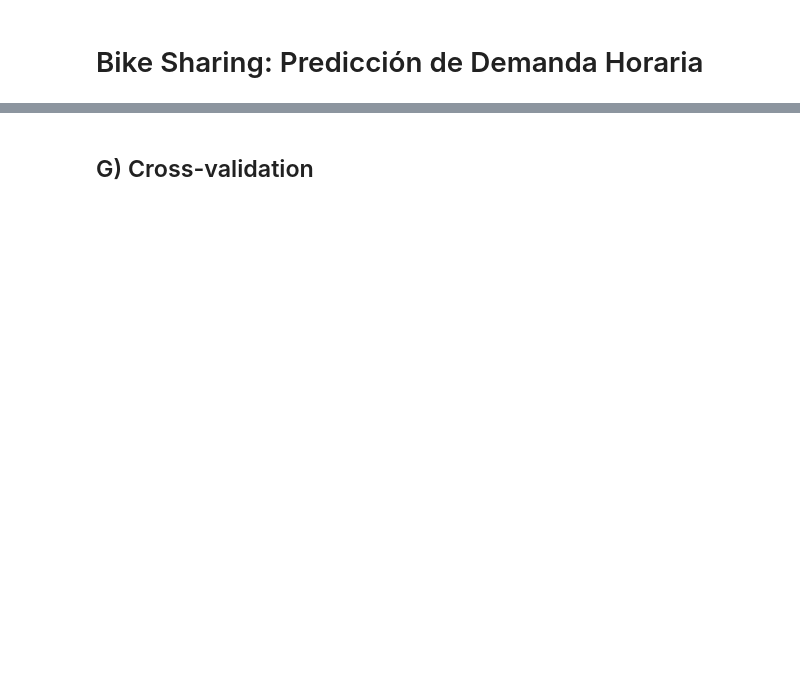
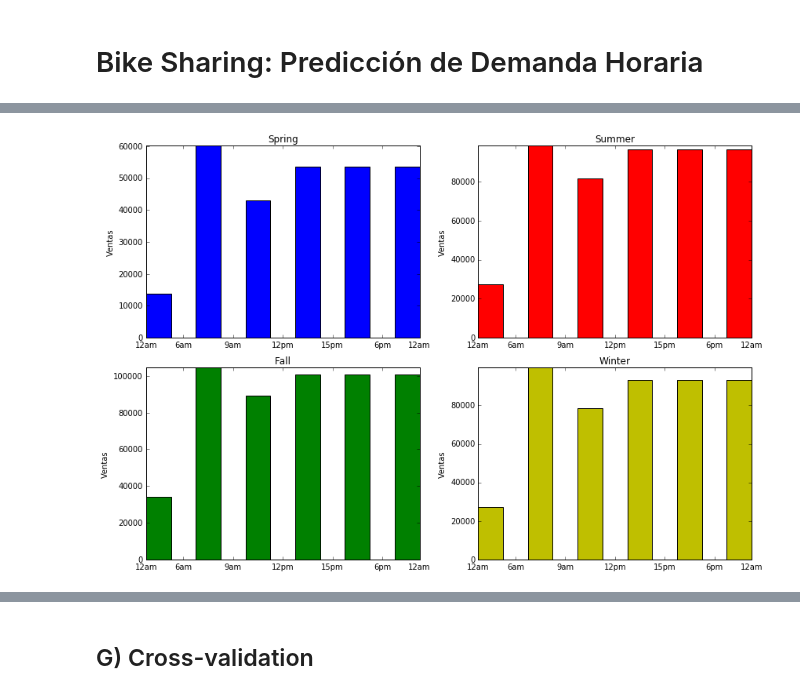
Before and after one commit to FMena14/MachineLearning3, a Jupyter notebook: Parte2.ipynb, the cells around one changed output, grey strips where cells are left out. Saved outputs shown, nothing was run; the diff lists cells and outputs as text; code cells hidden in the pictures; blank space fills up the shorter version.

```diff
--- a/Parte2.ipynb
+++ b/Parte2.ipynb
@@ -555,0 +74,83 @@ representacion con extraccion de caracteristicas normalizadas y transformar el Y
+# %%
+import matplotlib.pyplot as plt
+
+spring_rows1 = df[ (df['season'] == 1) & (df['hour'] <= 6)]
+spring_rows2 = df[ (df['season'] == 1) & (df['hour'] > 6) & (df['hour'] <= 9)]
+spring_rows3 = df[ (df['season'] == 1) & (df['hour'] > 9) & (df['hour'] <= 12)]
+spring_rows4 = df[ (df['season'] == 1) & (df['hour'] > 12) & (df['hour'] <= 15)]
+spring_rows5 = df[ (df['season'] == 1) & (df['hour'] > 15) & (df['hour'] <= 18)]
+spring_rows6 = df[ (df['season'] == 1) & (df['hour'] > 18) & (df['hour'] <= 24)]
+
+spring_vals = [sum(spring_rows1['count']),sum(spring_rows2['count']),sum(spring_rows3['count']),sum(spring_rows4['count'])
+              ,sum(spring_rows4['count']),sum(spring_rows4['count'])]
+
+summer_rows1 = df[ (df['season'] == 2) & (df['hour'] <= 6)]
+summer_rows2 = df[ (df['season'] == 2) & (df['hour'] > 6) & (df['hour'] <= 9)]
+summer_rows3 = df[ (df['season'] == 2) & (df['hour'] > 9) & (df['hour'] <= 12)]
+summer_rows4 = df[ (df['season'] == 2) & (df['hour'] > 12) & (df['hour'] <= 15)]
+summer_rows5 = df[ (df['season'] == 2) & (df['hour'] > 15) & (df['hour'] <= 18)]
+summer_rows6 = df[ (df['season'] == 2) & (df['hour'] > 18) & (df['hour'] <= 24)]
+
+summer_vals = [sum(summer_rows1['count']),sum(summer_rows2['count']),sum(summer_rows3['count']),sum(summer_rows4['count'])
+              ,sum(summer_rows4['count']),sum(summer_rows4['count'])]
+
+fall_rows1 = df[ (df['season'] == 3) & (df['hour'] <= 6)]
+fall_rows2 = df[ (df['season'] == 3) & (df['hour'] > 6) & (df['hour'] <= 9)]
+fall_rows3 = df[ (df['season'] == 3) & (df['hour'] > 9) & (df['hour'] <= 12)]
+fall_rows4 = df[ (df['season'] == 3) & (df['hour'] > 12) & (df['hour'] <= 15)]
+fall_rows5 = df[ (df['season'] == 3) & (df['hour'] > 15) & (df['hour'] <= 18)]
+fall_rows6 = df[ (df['season'] == 3) & (df['hour'] > 18) & (df['hour'] <= 24)]
+
+fall_vals = [sum(fall_rows1['count']),sum(fall_rows2['count']),sum(fall_rows3['count']),sum(fall_rows4['count'])
+              ,sum(fall_rows4['count']),sum(fall_rows4['count'])]
+
+winter_rows1 = df[ (df['season'] == 4) & (df['hour'] <= 6)]
+winter_rows2 = df[ (df['season'] == 4) & (df['hour'] > 6) & (df['hour'] <= 9)]
+winter_rows3 = df[ (df['season'] == 4) & (df['hour'] > 9) & (df['hour'] <= 12)]
+winter_rows4 = df[ (df['season'] == 4) & (df['hour'] > 12) & (df['hour'] <= 15)]
+winter_rows5 = df[ (df['season'] == 4) & (df['hour'] > 15) & (df['hour'] <= 18)]
+winter_rows6 = df[ (df['season'] == 4) & (df['hour'] > 18) & (df['hour'] <= 24)]
+
+winter_vals = [sum(winter_rows1['count']),sum(winter_rows2['count']),sum(winter_rows3['count']),sum(winter_rows4['count'])
+              ,sum(winter_rows4['count']),sum(winter_rows4['count'])]
+
+
+print spring_vals, summer_vals,fall_vals,winter_vals
+
+# Construir histograma -------------------------------------------
+
+#PARA COMPARAR LAS EPOCAS DEL AÑO
+f, axarr = plt.subplots(2, 2, figsize=(12,8) )
+axarr[0, 0].bar(np.arange(0,6,1), spring_vals, width  = 0.5, align = "center", color = 'b')
+axarr[0, 0].set_title('Spring')
+axarr[0, 0].set_xticks([-0.25,0.5,1.5,2.5,3.5,4.5,5.25])
+axarr[0, 0].set_xticklabels(('12am','6am','9am','12pm','15pm','6pm','12am'))
+axarr[0, 0].set_ylabel('Ventas')
+axarr[0, 0].axis('tight')
+
+axarr[0, 1].bar(np.arange(0,6,1), summer_vals, width  = 0.5, align = "center", color = 'r')
+axarr[0, 1].set_title('Summer')
+axarr[0, 1].set_xticks([-0.25,0.5,1.5,2.5,3.5,4.5,5.25])
+axarr[0, 1].set_xticklabels(('12am','6am','9am','12pm','15pm','6pm','12am'))
+axarr[0, 1].set_ylabel('Ventas')
+axarr[0, 1].axis('tight')
+
+
+axarr[1, 0].bar(np.arange(0,6,1), fall_vals, width  = 0.5, align = "center", color = 'g')
+axarr[1, 0].set_title('Fall')
+axarr[1, 0].set_xticks([-0.25,0.5,1.5,2.5,3.5,4.5,5.25])
+axarr[1, 0].set_xticklabels(('12am','6am','9am','12pm','15pm','6pm','12am'))
+axarr[1, 0].set_ylabel('Ventas')
+axarr[1, 0].axis('tight')
+
+
+axarr[1, 1].bar(np.arange(0,6,1), winter_vals, width  = 0.5, align = "center", color = 'y')
+axarr[1, 1].set_title('Winter')
+axarr[1, 1].set_xticks([-0.25,0.5,1.5,2.5,3.5,4.5,5.25])
+axarr[1, 1].set_xticklabels(('12am','6am','9am','12pm','15pm','6pm','12am'))
+axarr[1, 1].set_ylabel('Ventas')
+axarr[1, 1].axis('tight')
+
+f.tight_layout() #separar los subplot
+plt.show()
+# %% [output]
@@ -555,0 +158 @@ representacion con extraccion de caracteristicas normalizadas y transformar el Y
+[figure, added]
```
Also changed, not shown: parts of 68 cells of this notebook, 3 other files.
